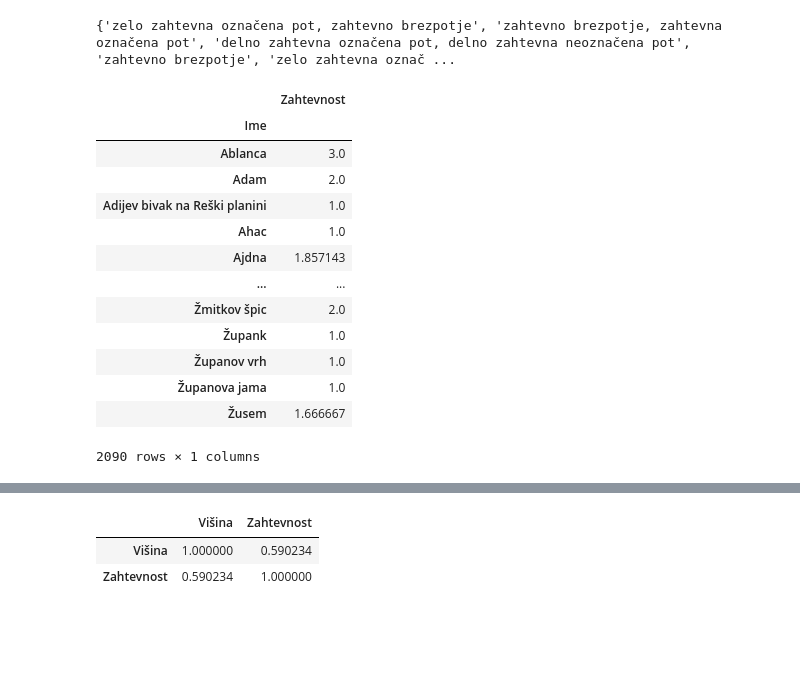
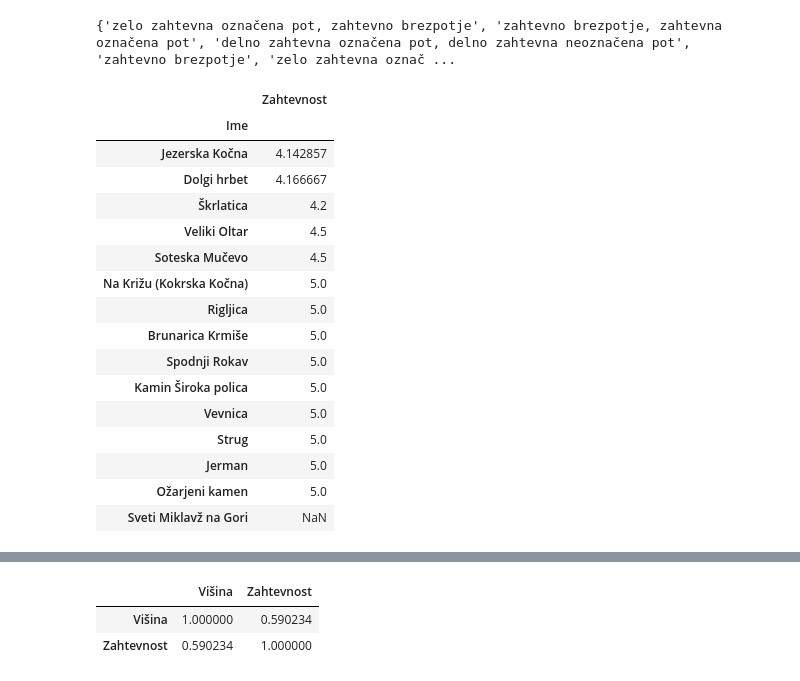
Before and after one commit to AndrazKukovicic/Hribi_projektna_naloga, a Jupyter notebook: Analiza_podatkov.ipynb, the cells around one changed output, grey strips where cells are left out. Saved outputs shown, nothing was run; the diff lists cells and outputs as text; code cells hidden in the pictures; blank space fills up the shorter version.

```diff
--- a/Analiza_podatkov.ipynb
+++ b/Analiza_podatkov.ipynb
@@ -151,46 +158,49 @@ poti_zahtevnost = poti.Zahtevnost.replace(
 'delno zahtevna označena pot, lahko brezpotje', 'lahko brezpotje, delno zahtevna označena pot',
 'lahka označena pot, delno zahtevna neoznačena pot', 'lahko brezpotje, lahka neoznačena steza',
 'delno zahtevna neoznačena pot, lahko brezpotje', 'lahka označena pot, delno zahtevna označena pot',
 'delno zahtevna neoznačena pot, delno zahtevna označena pot', 'lahka neoznačena steza, delno zahtevna označena pot',
 'lahka neoznačena steza, delno zahtevna neoznačena pot','lahka neoznačena steza, lahko brezpotje'], 2).replace(
     ['zahtevna označena pot', 'zahtevna neoznačena steza',
 'zahtevno brezpotje', 'zahtevno brezpotje, zahtevna označena pot',
 'lahka neoznačena steza, zahtevno brezpotje', 'zahtevna označena pot, delno zahtevna neoznačena pot',
 'lahka neoznačena steza, zahtevna označena pot', 'lahka označena pot, zahtevna označena pot',
 'lahko brezpotje, zahtevna označena pot', 'zahtevna neoznačena steza, lahko brezpotje',
 'zahtevna označena pot, lahka neoznačena steza', 'delno zahtevna označena pot, zahtevno brezpotje',
 'lahka označena pot, zahtevno brezpotje', 'zahtevna označena pot, lahko brezpotje',
 'delno zahtevna neoznačena pot, zahtevna označena pot', 'zahtevna označena pot, zahtevno brezpotje',
 'zahtevna neoznačena steza, lahka označena pot', 'zahtevno brezpotje, zahtevna neoznačena steza',
 'zahtevna neoznačena steza, zahtevna označena pot'], 3).replace(
     ['zelo zahtevna označena pot', 'zelo zahtevna neoznačena steza',
 'zelo zahtevno brezpotje', 'zelo zahtevna označena pot, zahtevno brezpotje',
 'zelo zahtevna označena pot, lahko brezpotje', 'zelo zahtevna označena pot, zahtevna neoznačena steza',
 'zelo zahtevna označena pot, delno zahtevna neoznačena pot', 'lahka neoznačena steza, zelo zahtevna označena pot',
 'delno zahtevna označena pot, zelo zahtevno brezpotje', 'zahtevno brezpotje, zelo zahtevna označena pot',
 'lahko brezpotje, zelo zahtevna označena pot', 'zelo zahtevna neoznačena steza, lahko brezpotje',
 'zelo zahtevna označena pot, lahka neoznačena steza', 'zelo zahtevna označena pot, zelo zahtevno brezpotje',
 'zelo zahtevna neoznačena steza, zahtevna označena pot'], 4).replace(
     ['izjemno zahtevna označena pot', 'alpinistični vzpon',
 'izjemno zahtevna označena pot, lahko brezpotje'], 5).replace('ni podatka', pd.NA).reset_index()
 
 poti_na_hrib = poti_zahtevnost.groupby('Ime').mean()
-poti_na_hrib
+poti_na_hrib.sort_values('Zahtevnost').tail(15)
 # %% [output]
 |  | Zahtevnost |
 | Ime |  |
-| Ablanca | 3.0 |
-| Adam | 2.0 |
-| Adijev bivak na Reški planini | 1.0 |
-| Ahac | 1.0 |
-| Ajdna | 1.857143 |
-| ... | ... |
-| Žmitkov špic | 2.0 |
-| Župank | 1.0 |
-| Županov vrh | 1.0 |
-| Županova jama | 1.0 |
-| Žusem | 1.666667 |
+| Jezerska Kočna | 4.142857 |
+| Dolgi hrbet | 4.166667 |
+| Škrlatica | 4.2 |
+| Veliki Oltar | 4.5 |
+| Soteska Mučevo | 4.5 |
+| Na Križu (Kokrska Kočna) | 5.0 |
+| Rigljica | 5.0 |
+| Brunarica Krmiše | 5.0 |
+| Spodnji Rokav | 5.0 |
+| Kamin Široka polica | 5.0 |
+| Vevnica | 5.0 |
+| Strug | 5.0 |
+| Jerman | 5.0 |
+| Ožarjeni kamen | 5.0 |
+| Sveti Miklavž na Gori | NaN |
-2090 rows × 1 columns
 # %%
 skupaj_zahtevnost = pd.merge(poti_na_hrib, hribi, left_on='Ime', right_on='Ime')
 skupaj_zahtevnost
```
Also changed, not shown: parts of 4 cells of this notebook.
